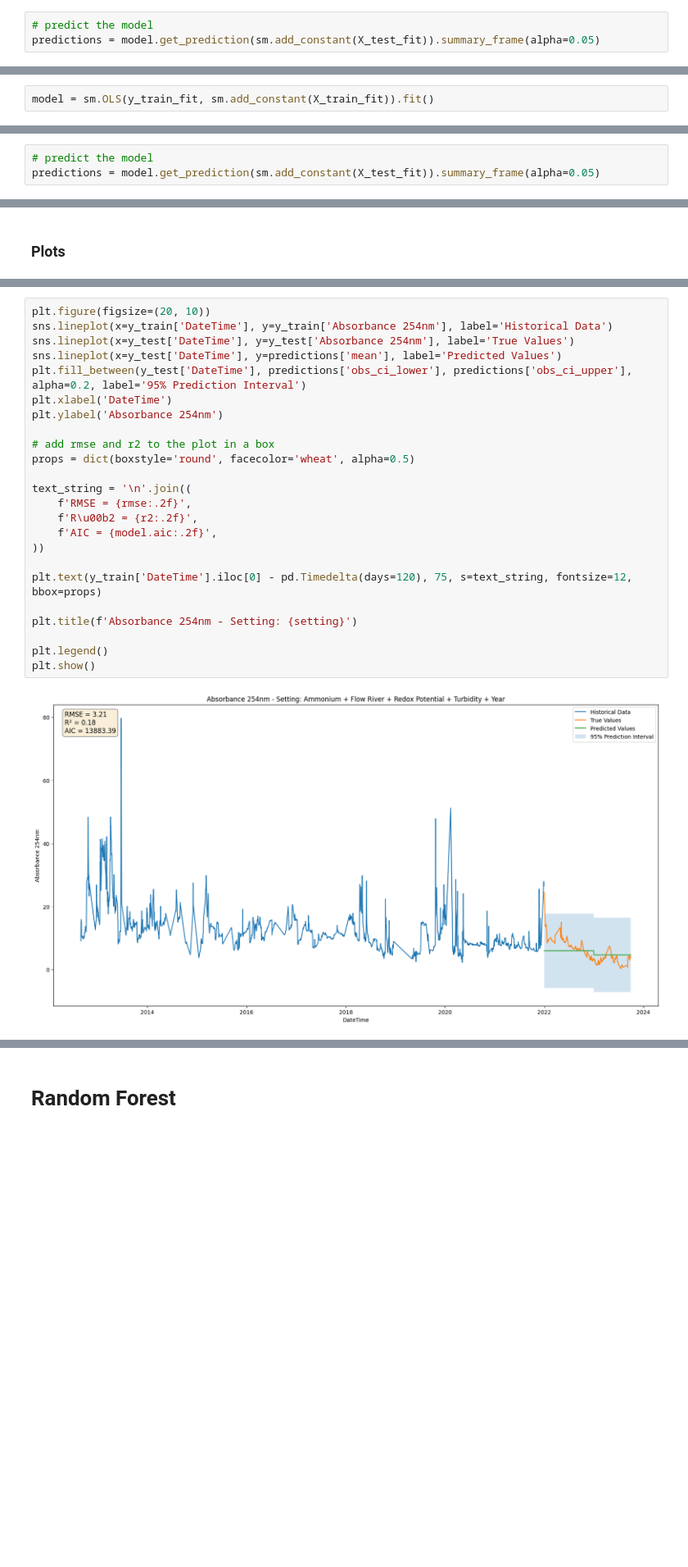
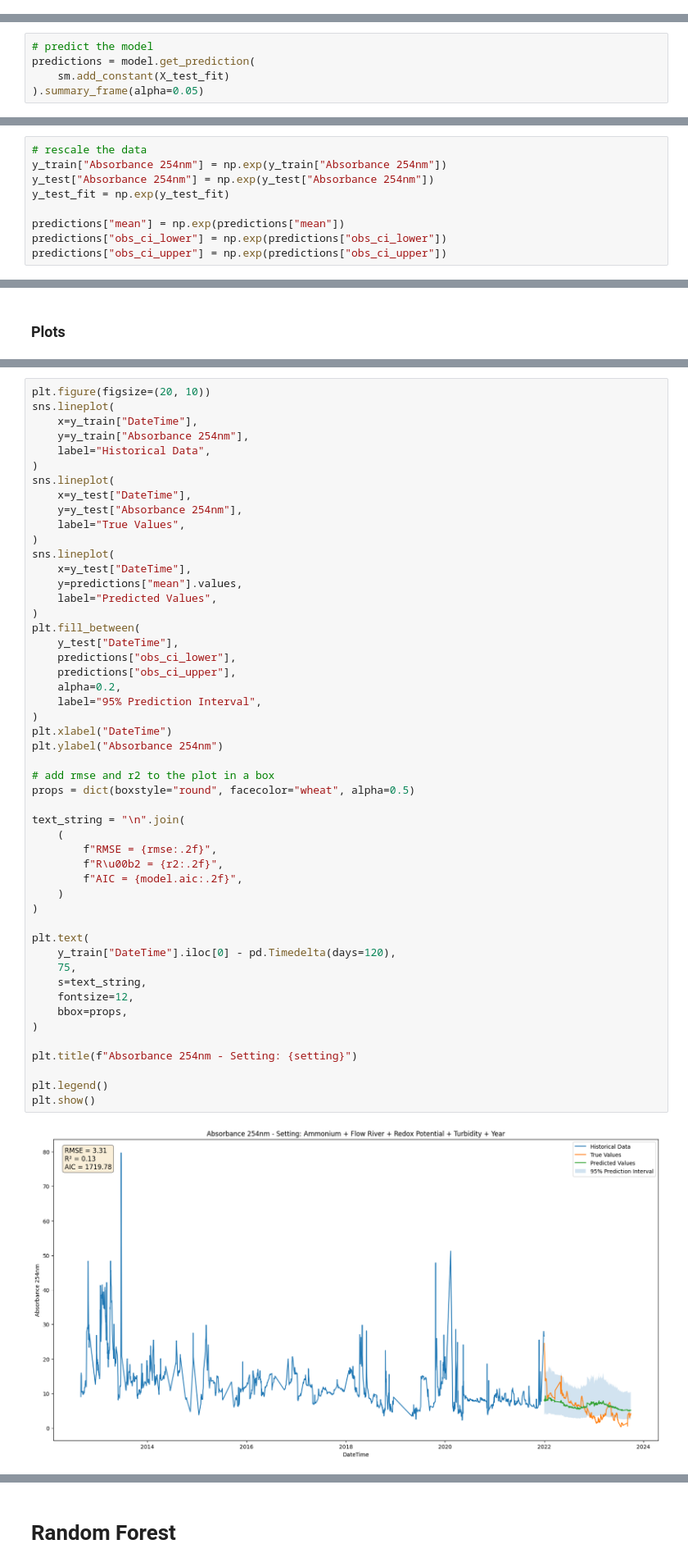
Before and after one commit to MassimilianoArca/climate-change, a Jupyter notebook: climate_change/modeling/subset_variables_with_prediction.ipynb, the cells around one changed output, grey strips where cells are left out. Shown at 82% size. Saved outputs shown, nothing was run; the diff lists cells and outputs as text; blank space fills up the shorter version.

```diff
--- a/climate_change/modeling/subset_variables_with_prediction.ipynb
+++ b/climate_change/modeling/subset_variables_with_prediction.ipynb
@@ -269,3 +493,0 @@ is correctly specified.
-# %%
-# predict the model
-predictions = model.get_prediction(sm.add_constant(X_test_fit)).summary_frame(alpha=0.05)
@@ -400,5 +494,3 @@ y_test_fit = y_test[y_test.columns.difference(['DateTime'])]
-# %%
-model = sm.OLS(y_train_fit, sm.add_constant(X_train_fit)).fit()
 # %%
 results = model.summary2()
 # %% [markdown]
@@ -427,7 +519,9 @@ problems.
 ### Predictions
 # %%
 # predict the model
-predictions = model.get_prediction(sm.add_constant(X_test_fit)).summary_frame(alpha=0.05)
+predictions = model.get_prediction(
+    sm.add_constant(X_test_fit)
+).summary_frame(alpha=0.05)
 # %%
 predictions
 # %% [output]
@@ -446 +540,10 @@ predictions
 471 rows × 6 columns
+# %%
+# rescale the data
+y_train["Absorbance 254nm"] = np.exp(y_train["Absorbance 254nm"])
+y_test["Absorbance 254nm"] = np.exp(y_test["Absorbance 254nm"])
+y_test_fit = np.exp(y_test_fit)
+
+predictions["mean"] = np.exp(predictions["mean"])
+predictions["obs_ci_lower"] = np.exp(predictions["obs_ci_lower"])
+predictions["obs_ci_upper"] = np.exp(predictions["obs_ci_upper"])
@@ -483,26 +605,52 @@ plt.show()
 # %%
 plt.figure(figsize=(20, 10))
-sns.lineplot(x=y_train['DateTime'], y=y_train['Absorbance 254nm'], label='Historical Data')
-sns.lineplot(x=y_test['DateTime'], y=y_test['Absorbance 254nm'], label='True Values')
-sns.lineplot(x=y_test['DateTime'], y=predictions['mean'], label='Predicted Values')
-plt.fill_between(y_test['DateTime'], predictions['obs_ci_lower'], predictions['obs_ci_upper'], alpha=0.2, label='95% Prediction Interval')
-plt.xlabel('DateTime')
-plt.ylabel('Absorbance 254nm')
+sns.lineplot(
+    x=y_train["DateTime"],
+    y=y_train["Absorbance 254nm"],
+    label="Historical Data",
+)
+sns.lineplot(
+    x=y_test["DateTime"],
+    y=y_test["Absorbance 254nm"],
+    label="True Values",
+)
+sns.lineplot(
+    x=y_test["DateTime"],
+    y=predictions["mean"].values,
+    label="Predicted Values",
+)
+plt.fill_between(
+    y_test["DateTime"],
+    predictions["obs_ci_lower"],
+    predictions["obs_ci_upper"],
+    alpha=0.2,
+    label="95% Prediction Interval",
+)
+plt.xlabel("DateTime")
+plt.ylabel("Absorbance 254nm")
 
 # add rmse and r2 to the plot in a box
-props = dict(boxstyle='round', facecolor='wheat', alpha=0.5)
+props = dict(boxstyle="round", facecolor="wheat", alpha=0.5)
 
-text_string = '\n'.join((
-    f'RMSE = {rmse:.2f}',
-    f'R\u00b2 = {r2:.2f}',
-    f'AIC = {model.aic:.2f}',
-))
+text_string = "\n".join(
+    (
+        f"RMSE = {rmse:.2f}",
+        f"R\u00b2 = {r2:.2f}",
+        f"AIC = {model.aic:.2f}",
+    )
+)
 
-plt.text(y_train['DateTime'].iloc[0] - pd.Timedelta(days=120), 75, s=text_string, fontsize=12, bbox=props)
+plt.text(
+    y_train["DateTime"].iloc[0] - pd.Timedelta(days=120),
+    75,
+    s=text_string,
+    fontsize=12,
+    bbox=props,
+)
 
-plt.title(f'Absorbance 254nm - Setting: {setting}')
+plt.title(f"Absorbance 254nm - Setting: {setting}")
 
 plt.legend()
 plt.show()
 # %% [output]
-[figure, old version]
+[figure, new version]
```
Also changed, not shown: parts of 134 cells of this notebook, 16 other files.
